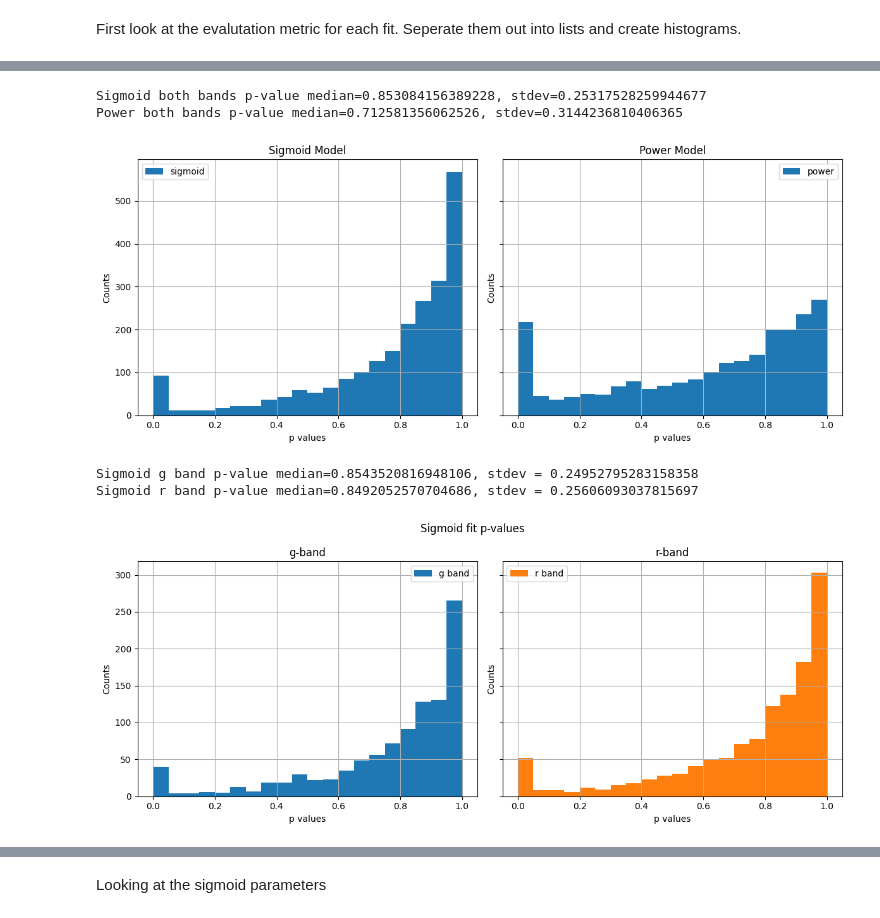
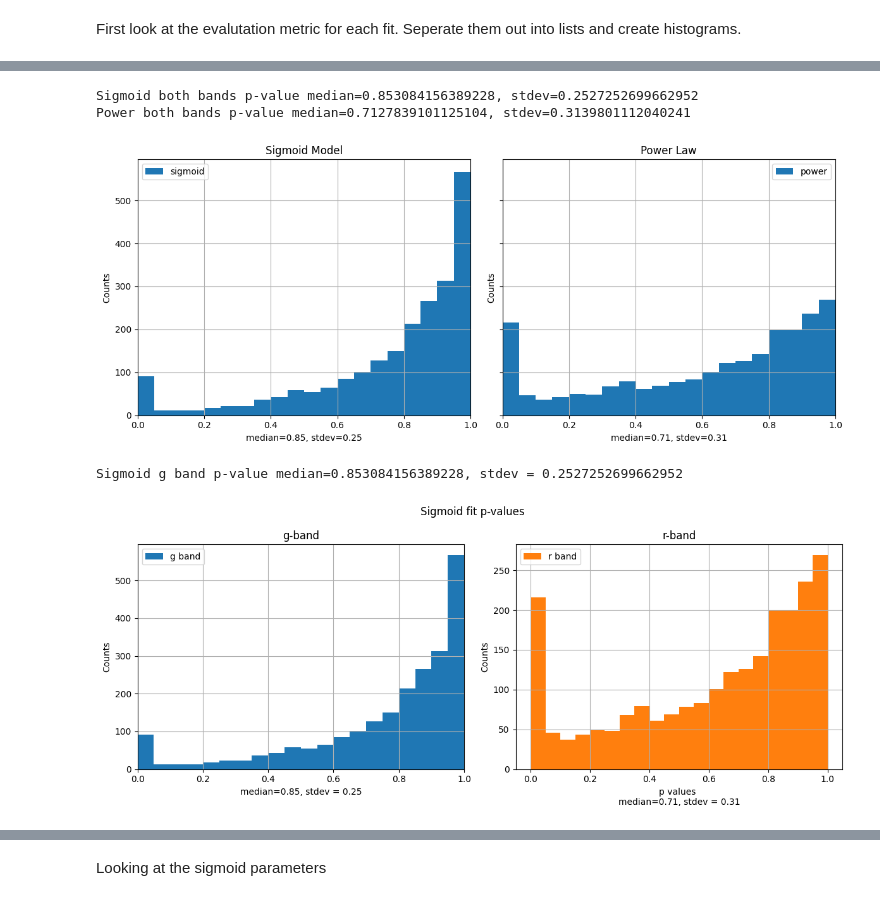
Before and after one commit to KRTRibb/SALT2-analysis, a Jupyter notebook: notebooks/flux_fit_notebooks/flux_fit50%_comparisons.ipynb, the cells around one changed output, grey strips where cells are left out. Cells and saved outputs as stored; diff of their text form; code cells hidden in the pictures.

```diff
--- a/notebooks/flux_fit_notebooks/flux_fit50%_comparisons.ipynb
+++ b/notebooks/flux_fit_notebooks/flux_fit50%_comparisons.ipynb
@@ -195,61 +197,63 @@ Power r band median=0.3308128569005698, stdev=12.123366334641839
 # Plotting the p-values for the different models (sigmoid vs power)
 
 fig, axs = plt.subplots(1, 2, figsize=(12, 5), sharey=True)  # 1 row, 2 columns
-
+binning=20
 # Left subplot: sigmoid model
 axs[0].hist(sigmoid_g_p_vals + sigmoid_r_p_vals, bins=binning, histtype='bar', color='C0', label='sigmoid')
 print(f"Sigmoid both bands p-value median={np.median(sigmoid_g_p_vals + sigmoid_r_p_vals)}, stdev={np.std(sigmoid_g_p_vals + sigmoid_r_p_vals)}")
-axs[0].set_xlabel("p values")
+axs[0].set_xlabel(f"median={np.median(sigmoid_g_p_vals + sigmoid_r_p_vals):.2f}, stdev={np.std(sigmoid_g_p_vals + sigmoid_r_p_vals):.2f}")
 axs[0].set_ylabel("Counts")
 axs[0].set_title("Sigmoid Model")
 axs[0].grid(True)
 axs[0].legend()
+axs[0].set_xlim((0, 1))
 
 # Right subplot: power model
 axs[1].hist(power_r_p_vals + power_g_p_vals, bins=binning, histtype='bar', color='C0', label='power')
 print(f"Power both bands p-value median={np.median(power_g_p_vals + power_r_p_vals)}, stdev={np.std(power_g_p_vals + power_r_p_vals)}")
-axs[1].set_xlabel("p values")
+axs[1].set_xlabel(f"median={np.median(power_g_p_vals + power_r_p_vals):.2f}, stdev={np.std(power_g_p_vals + power_r_p_vals):.2f}")
 axs[1].set_ylabel("Counts")
-axs[1].set_title("Power Model")
+axs[1].set_title("Power Law")
 axs[1].grid(True)
 axs[1].legend()
+axs[1].set_xlim((0, 1))
 
 plt.tight_layout()
 plt.show()
 # %% [output]
-Sigmoid both bands p-value median=0.853084156389228, stdev=0.25317528259944677
-Power both bands p-value median=0.712581356062526, stdev=0.3144236810406365
+Sigmoid both bands p-value median=0.853084156389228, stdev=0.2527252699662952
+Power both bands p-value median=0.7127839101125104, stdev=0.3139801112040241
-[figure, old version]
+[figure, new version]
 # %%
 # Plotting the p-values for the different bands of the sigmoid model
 
-fig, axs = plt.subplots(1, 2, figsize=(12, 5), sharey=True)  # 1 row, 2 columns
-
+fig, axs = plt.subplots(1, 2, figsize=(12, 5), sharey=False)  # 1 row, 2 columns
+sigmoid_p_vals = np.concatenate([sigmoid_g_p_vals, sigmoid_r_p_vals])
 # Left subplot: g band
-axs[0].hist(sigmoid_g_p_vals, bins=binning, histtype='bar', color='C0', label='g band')
-print(f"Sigmoid g band p-value median={np.median(sigmoid_g_p_vals)}, stdev = {np.std(sigmoid_g_p_vals)}")
-axs[0].set_xlabel("p values")
+axs[0].hist(sigmoid_p_vals, bins=binning, histtype='bar', color='C0', label='g band')
+print(f"Sigmoid g band p-value median={np.median(sigmoid_p_vals)}, stdev = {np.std(sigmoid_p_vals)}")
+axs[0].set_xlabel(f"median={np.median(sigmoid_p_vals):.2f}, stdev = {np.std(sigmoid_p_vals):.2f}")
 axs[0].set_ylabel("Counts")
 axs[0].set_title("g-band")
 axs[0].grid(True)
 axs[0].legend()
+axs[0].set_xlim((0, 1))
 
 # Right subplot: r band
-axs[1].hist(sigmoid_r_p_vals, bins=binning, histtype='bar', color='C1', label='r band')
-print(f"Sigmoid r band p-value median={np.median(sigmoid_r_p_vals)}, stdev = {np.std(sigmoid_r_p_vals)}")
-axs[1].set_xlabel("p values")
+power_p_vals = np.concatenate([power_g_p_vals, power_r_p_vals])
+axs[1].hist(power_p_vals, bins=binning, histtype='bar', color='C1', label='r band')
+axs[1].set_xlabel(f"p values \nmedian={np.median(power_p_vals):.2f}, stdev = {np.std(power_p_vals):.2f}")
 axs[1].set_ylabel("Counts")
 axs[1].set_title("r-band")
 axs[1].grid(True)
 axs[1].legend()
 
 plt.suptitle("Sigmoid fit p-values")
 plt.tight_layout()
 plt.show()
 # %% [output]
-Sigmoid g band p-value median=0.8543520816948106, stdev = 0.24952795283158358
-Sigmoid r band p-value median=0.8492052570704686, stdev = 0.25606093037815697
+Sigmoid g band p-value median=0.853084156389228, stdev = 0.2527252699662952
-[figure, old version]
+[figure, new version]
 # %%
 # Plotting the p-values for the different bands of the power model
 
```
Also changed, not shown: parts of 34 cells of this notebook, 3 other files.
